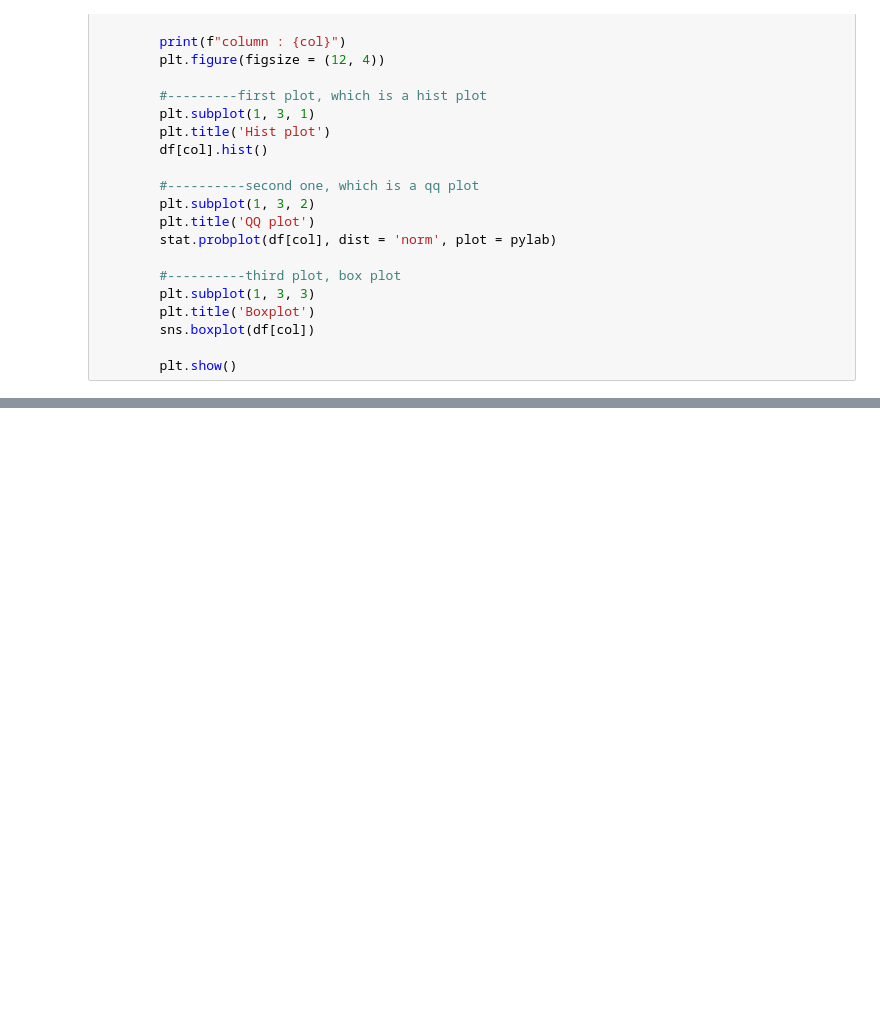
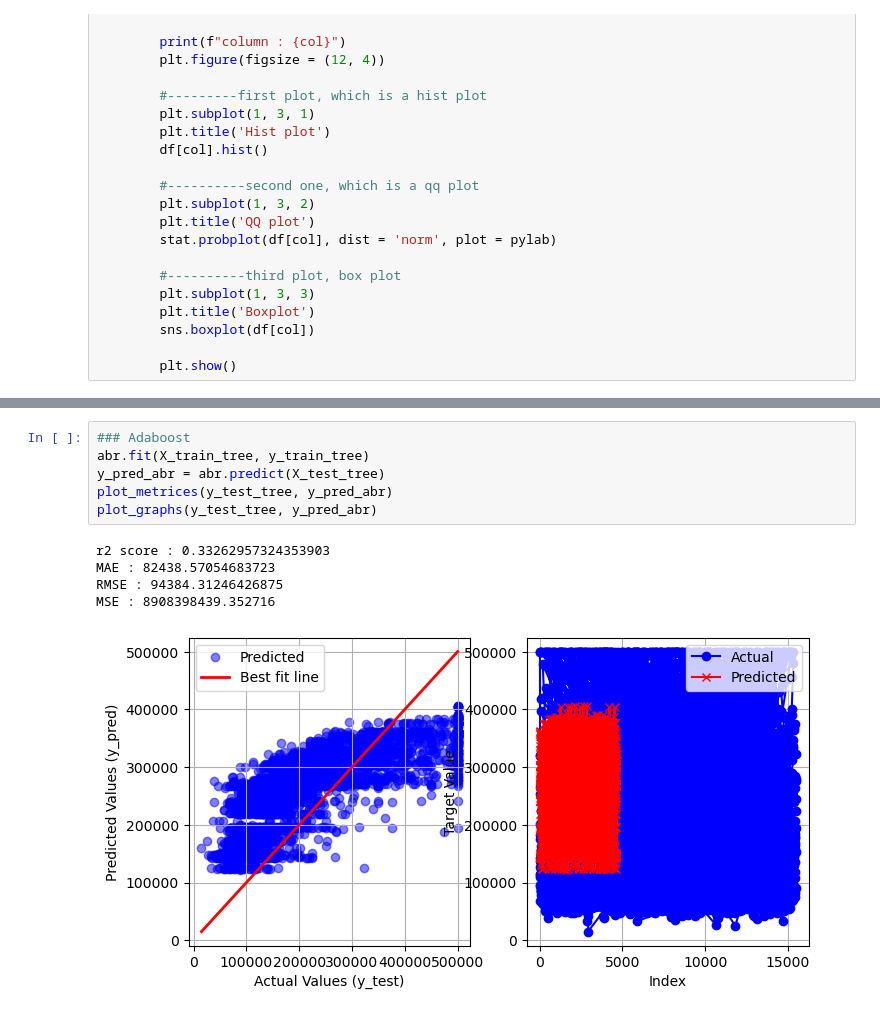
Before and after one commit to utsav87589/California-Housing, a Jupyter notebook: revision/supervised_23_4.ipynb, the cells around one changed output, grey strips where cells are left out. Drawn from its saved outputs; the diff is of its cells as text; blank space fills up the shorter version.

```diff
--- a/revision/supervised_23_4.ipynb
+++ b/revision/supervised_23_4.ipynb
@@ -295,0 +381,12 @@ column : population
+# %%
+### Adaboost
+abr.fit(X_train_tree, y_train_tree)
+y_pred_abr = abr.predict(X_test_tree)
+plot_metrices(y_test_tree, y_pred_abr)
+plot_graphs(y_test_tree, y_pred_abr)
+# %% [output]
+r2 score : 0.33262957324353903
+MAE : 82438.57054683723
+RMSE : 94384.31246426875
+MSE : 8908398439.352716
+[figure, added]
```
Also changed, not shown: parts of 25 cells of this notebook.
